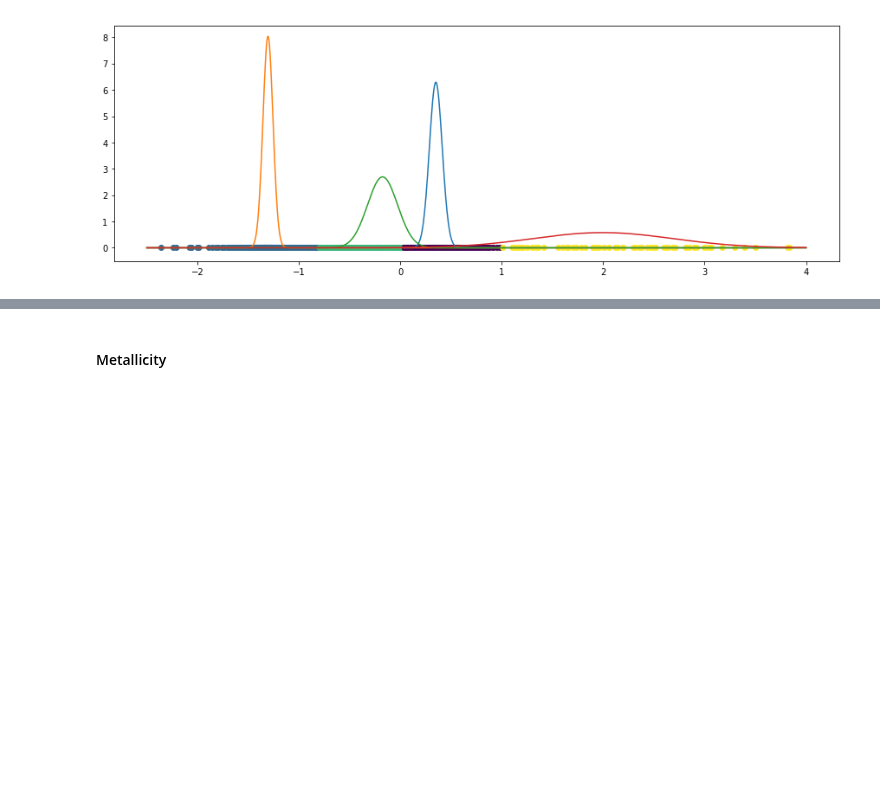
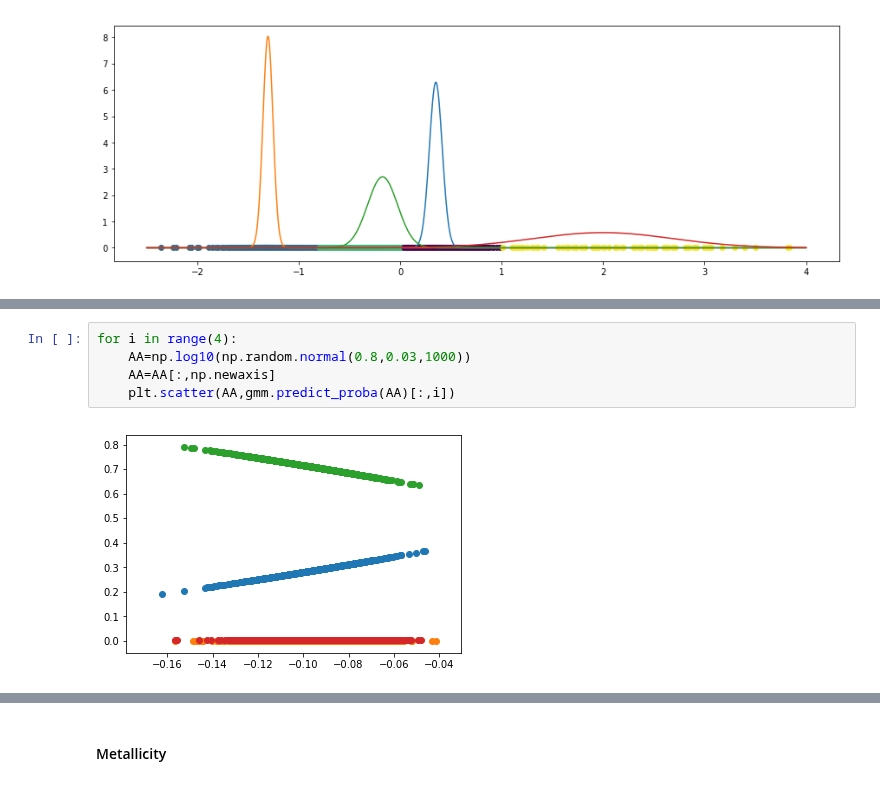
Before and after one commit to fjbautistas/Mixture_Gaussian_CM_of_Planets, a Jupyter notebook: clasif.ipynb, the cells around one changed output, grey strips where cells are left out. Saved outputs shown, nothing was run; the diff lists cells and outputs as text; blank space fills up the shorter version.

```diff
--- a/clasif.ipynb
+++ b/clasif.ipynb
@@ -175,0 +176,7 @@ for i in range(4):
+# %%
+for i in range(4):
+    AA=np.log10(np.random.normal(0.8,0.03,1000))
+    AA=AA[:,np.newaxis]
+    plt.scatter(AA,gmm.predict_proba(AA)[:,i])
+# %% [output]
+[figure, added]
```
Also changed, not shown: parts of 4 cells of this notebook, 1 other file.
